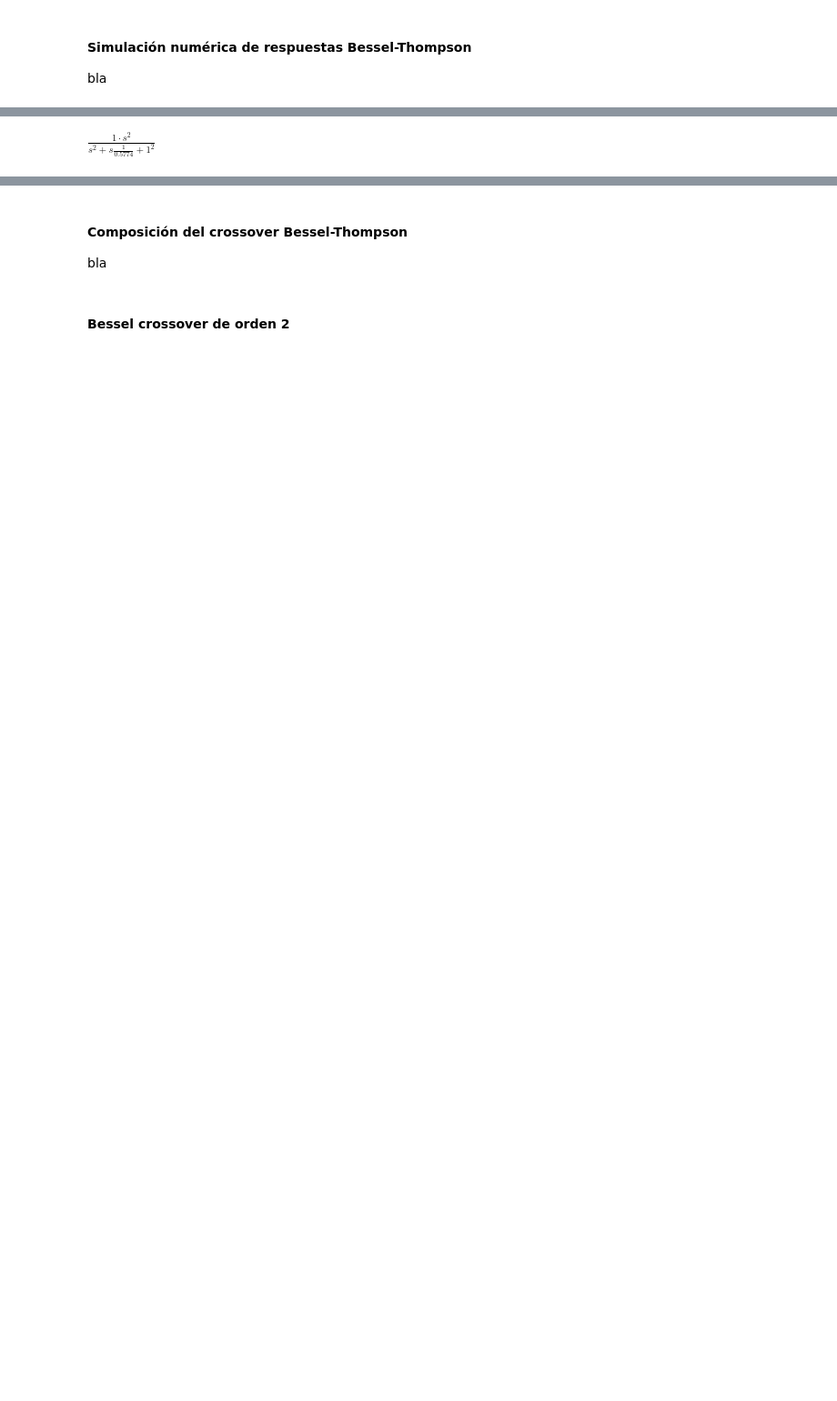
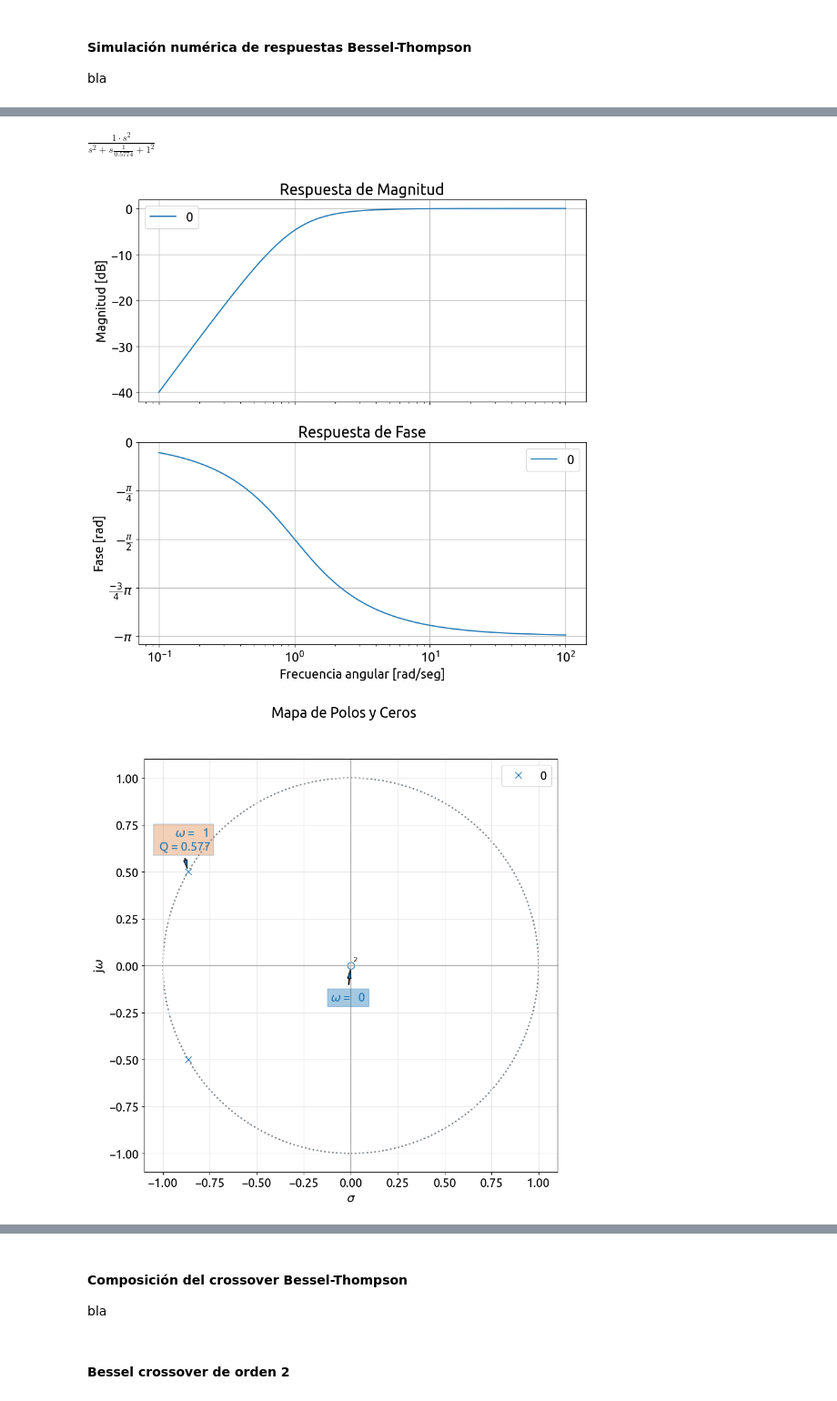
Before and after one commit to marianux/jupytest, a Jupyter notebook: Bessel bandpass xover.ipynb, the cells around one changed output, grey strips where cells are left out. Shown at 91% size. Cells and saved outputs as stored; diff of their text form; code cells hidden in the pictures; blank space fills up the shorter version.

```diff
--- a/Bessel bandpass xover.ipynb
+++ b/Bessel bandpass xover.ipynb
@@ -207,14 +300,18 @@ $\displaystyle   \frac{  1^2}{s^2 + s \frac{  1}{0.5774} +   1^2}$
 # %%
 print_subtitle('Bessel pasa-altas de orden {:d}'.format(nn))
 
 num_hp, den_hp = sig.lp2hp(num_lp, den_lp)
 tf_hp = sig.TransferFunction(-num_hp, den_hp)
 
 # atentos al signo menos por la fase
 #sos_hp = tf2sos_analog(num_hp, den_hp )
 sos_hp = tf2sos_analog(num_hp, den_hp )
 
 pretty_print_SOS(sos_hp, mode='omegayq')
+
+_,_,_,_, = analyze_sys(tf_hp)
 # %% [output]
 #### Bessel pasa-altas de orden 2
 $\displaystyle   \frac{  1 \cdot s^2}{s^2 + s \frac{  1}{0.5774} +   1^2}$
+[figure, added]
+[figure, added]
```
Also changed, not shown: parts of 10 cells of this notebook, 2 other files.
